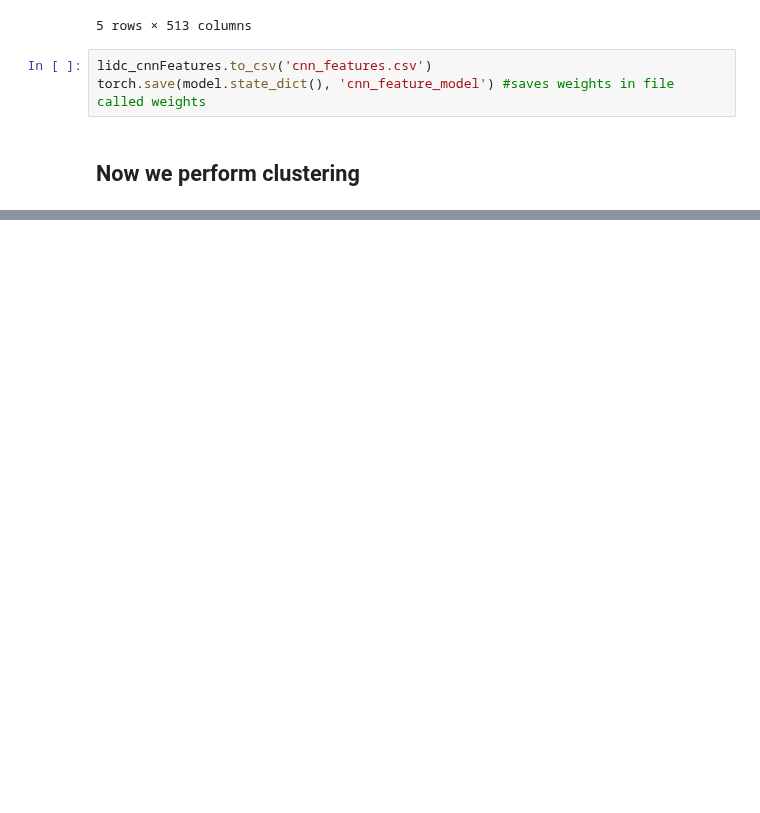
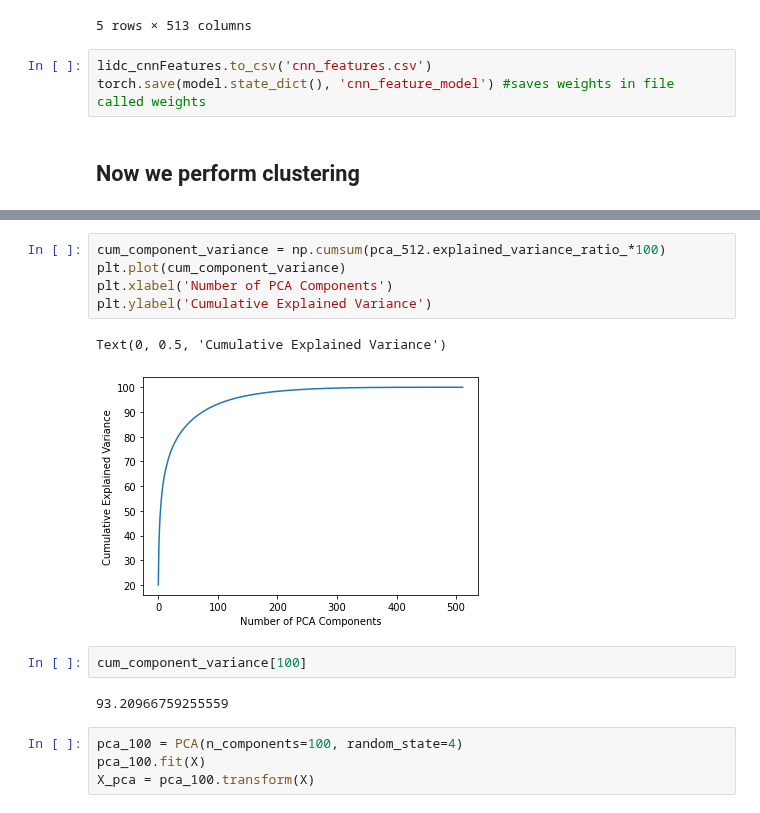
Before and after one commit to mtzig/LIDC_GDRO, a Jupyter notebook: notebooks/LIDC_cnn_feature_subgroups.ipynb, the cells around one changed output, grey strips where cells are left out. Drawn from its saved outputs; the diff is of its cells as text; blank space fills up the shorter version.

```diff
--- a/notebooks/LIDC_cnn_feature_subgroups.ipynb
+++ b/notebooks/LIDC_cnn_feature_subgroups.ipynb
@@ -110,0 +145,16 @@ torch.save(model.state_dict(), 'cnn_feature_model') #saves weights in file calle
+# %%
+cum_component_variance = np.cumsum(pca_512.explained_variance_ratio_*100)
+plt.plot(cum_component_variance)
+plt.xlabel('Number of PCA Components')
+plt.ylabel('Cumulative Explained Variance')
+# %% [output]
+Text(0, 0.5, 'Cumulative Explained Variance')
+[figure, added]
+# %%
+cum_component_variance[100]
+# %% [output]
+93.20966759255559
+# %%
+pca_100 = PCA(n_components=100, random_state=4)
+pca_100.fit(X)
+X_pca = pca_100.transform(X)
```
Also changed, not shown: parts of 19 cells of this notebook.
